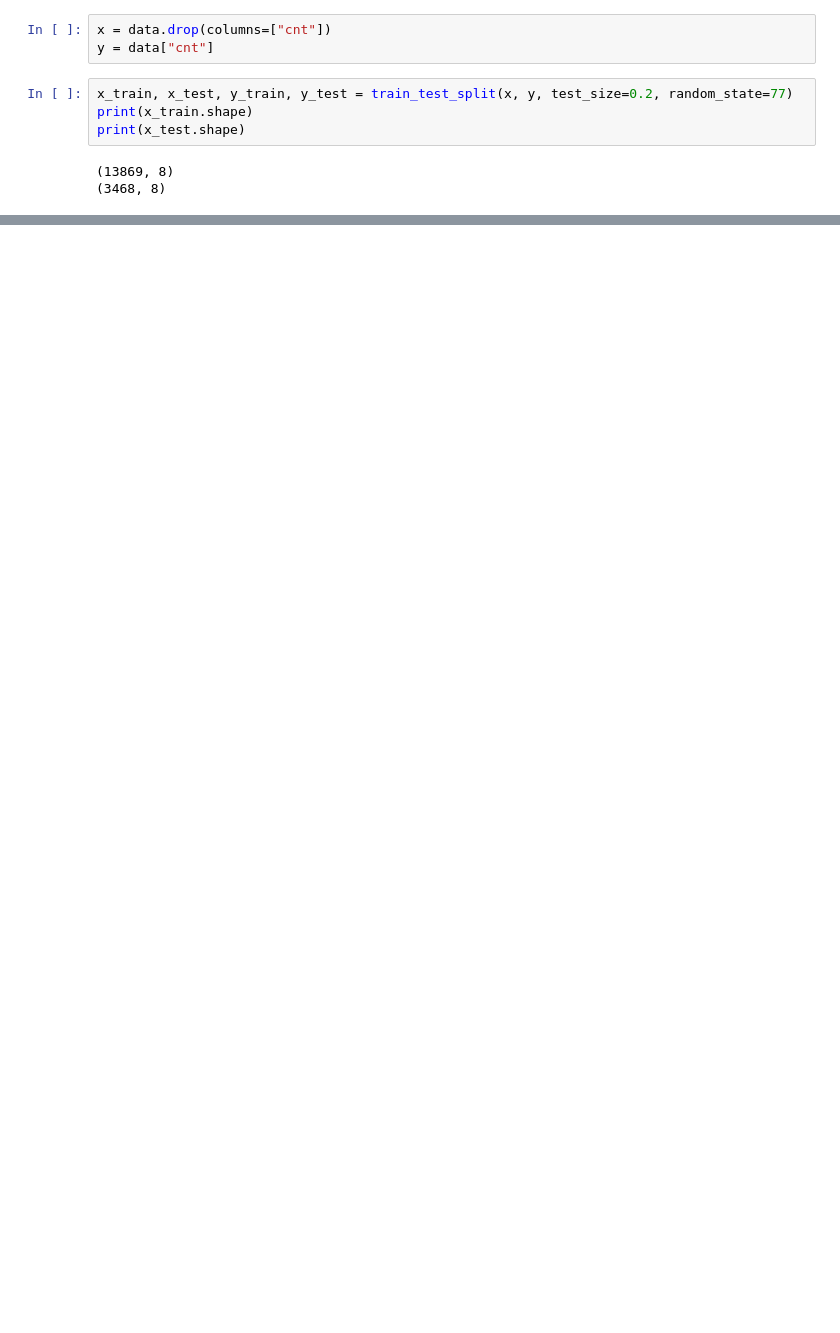
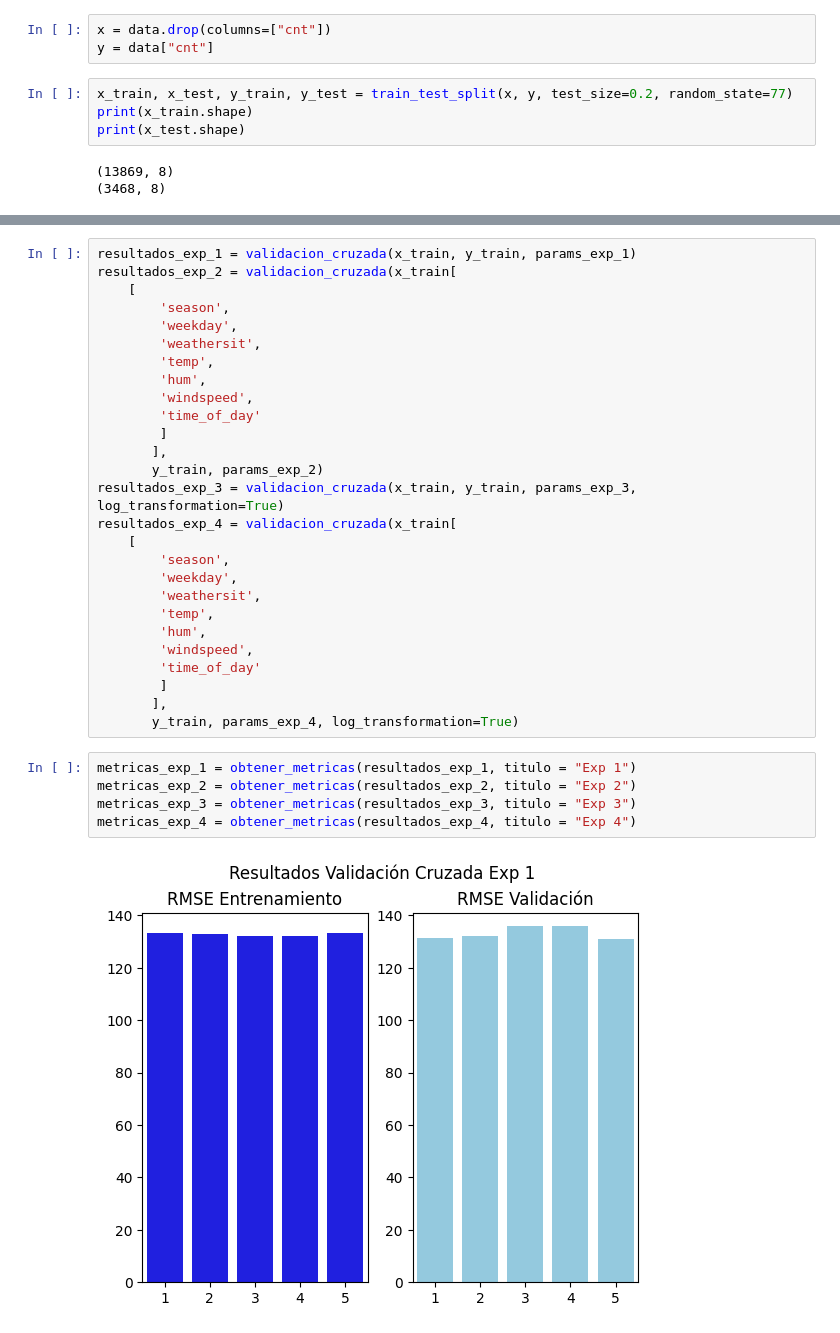
Before and after one commit to aladelca/bikes_demand, a Jupyter notebook: code/code.ipynb, the cells around one changed output, grey strips where cells are left out. Drawn from its saved outputs; the diff is of its cells as text; blank space fills up the shorter version.

```diff
--- a/code/code.ipynb
+++ b/code/code.ipynb
@@ -148,0 +433,34 @@ print(x_test.shape)
+# %%
+resultados_exp_1 = validacion_cruzada(x_train, y_train, params_exp_1)
+resultados_exp_2 = validacion_cruzada(x_train[
+    [
+        'season',
+        'weekday',
+        'weathersit',
+        'temp',
+        'hum',
+        'windspeed',
+        'time_of_day'
+        ]
+       ],
+       y_train, params_exp_2)
+resultados_exp_3 = validacion_cruzada(x_train, y_train, params_exp_3, log_transformation=True)
+resultados_exp_4 = validacion_cruzada(x_train[
+    [
+        'season',
+        'weekday',
+        'weathersit',
+        'temp',
+        'hum',
+        'windspeed',
+        'time_of_day'
+        ]
+       ],
+       y_train, params_exp_4, log_transformation=True)
+# %%
+metricas_exp_1 = obtener_metricas(resultados_exp_1, titulo = "Exp 1")
+metricas_exp_2 = obtener_metricas(resultados_exp_2, titulo = "Exp 2")
+metricas_exp_3 = obtener_metricas(resultados_exp_3, titulo = "Exp 3")
+metricas_exp_4 = obtener_metricas(resultados_exp_4, titulo = "Exp 4")
+# %% [output]
+[figure, added]
```
Also changed, not shown: parts of 40 cells of this notebook.
